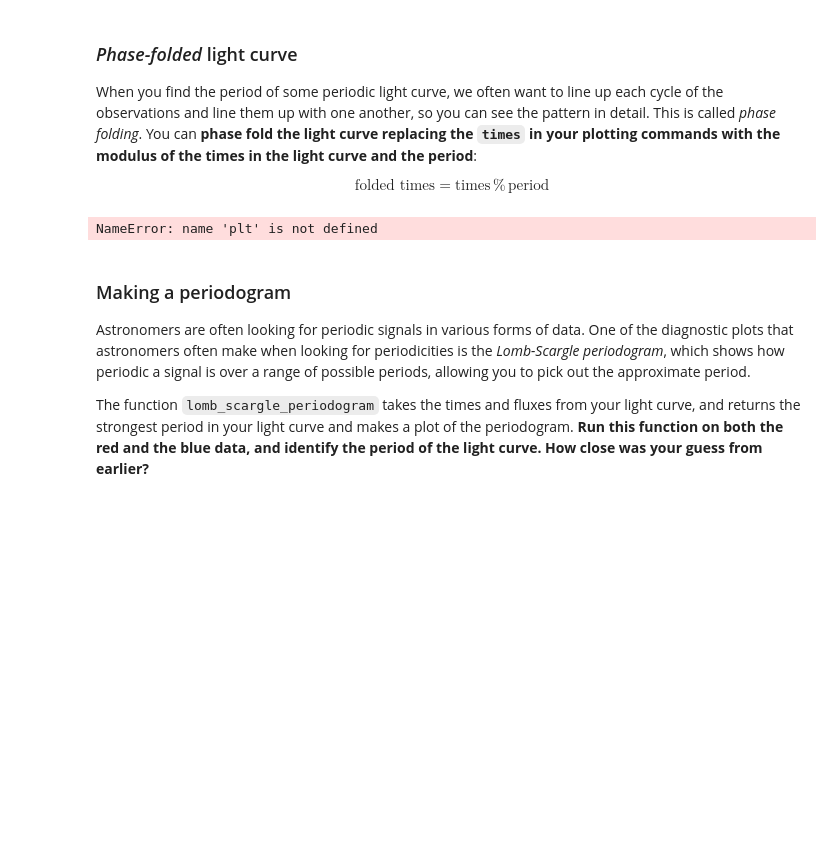
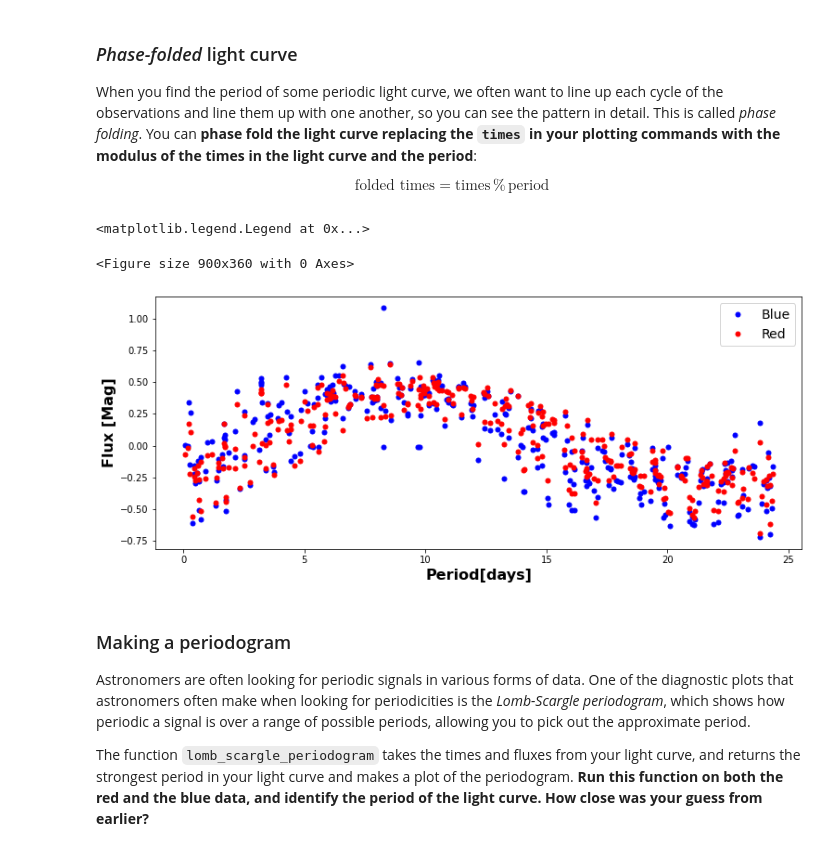
Before and after one commit to blaketjohnson/Astro3190_BJohnson, a Jupyter notebook: lessons/Cepheid_research_Johnson.ipynb, the cells around one changed output. Cells and saved outputs as stored; diff of their text form; code cells hidden in the pictures; blank space fills up the shorter version.

```diff
--- a/lessons/Cepheid_research_Johnson.ipynb
+++ b/lessons/Cepheid_research_Johnson.ipynb
@@ -183,15 +186,33 @@ $$\textrm{folded times} = \textrm{times} \,\%\, \textrm{period}$$
 # %%
 # Use the scatter plot we created for red and blue magnitude measurements
 # Edit the plot so we plot the phase-folded light curve instead
 plt.figure(figsize=(12.5,5))
 
 # Plot data points for blue and red magnitudes
+# Define some variables you'll need for your function
+period_guess = 24.5
+amplitude_guess = 0.5
+offset_guess = 0
 
+# Set a figure size
+plt.figure(figsize=(12.5,5))
+
+
+# Plot data points for blue and red magnitudes
+plt.plot(data_table['Time']%period_guess,data_table['Blue'],'o',markersize=5,
+         color='Blue',label='Blue')
+plt.plot(data_table['Time']%period_guess,data_table['Red'],'o',markersize=5,
+         color='Red',label='Red')
+
+plt.xlabel('Period[days]',fontweight='bold',fontsize='16',color = 'black')
+plt.ylabel('Flux [Mag]',fontweight='bold',fontsize='16',color='black')
 
 # Add a legend
 plt.legend(fontsize=14)
 # %% [output]
-NameError: name 'plt' is not defined
+<matplotlib.legend.Legend at 0x...>
+<Figure size 900x360 with 0 Axes>
+[figure, added]
 # %% [markdown]
 ### Making a periodogram
 
```
Also changed, not shown: parts of 5 cells of this notebook, 1 other file.
